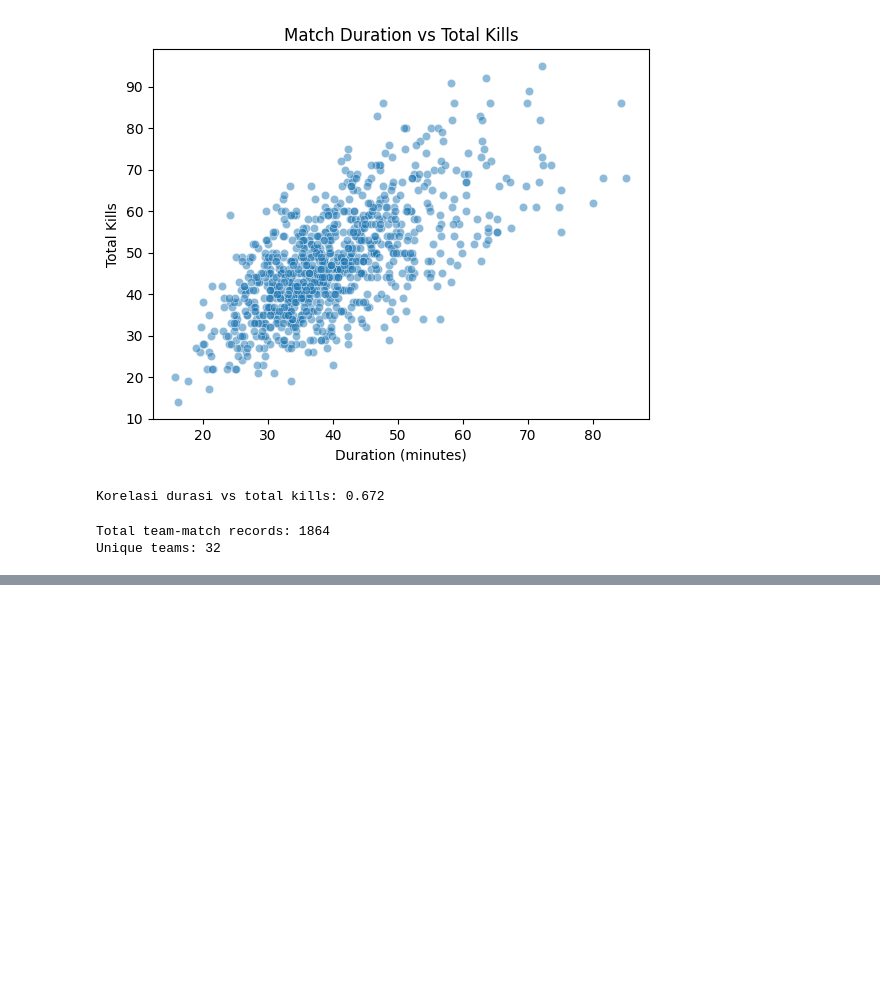
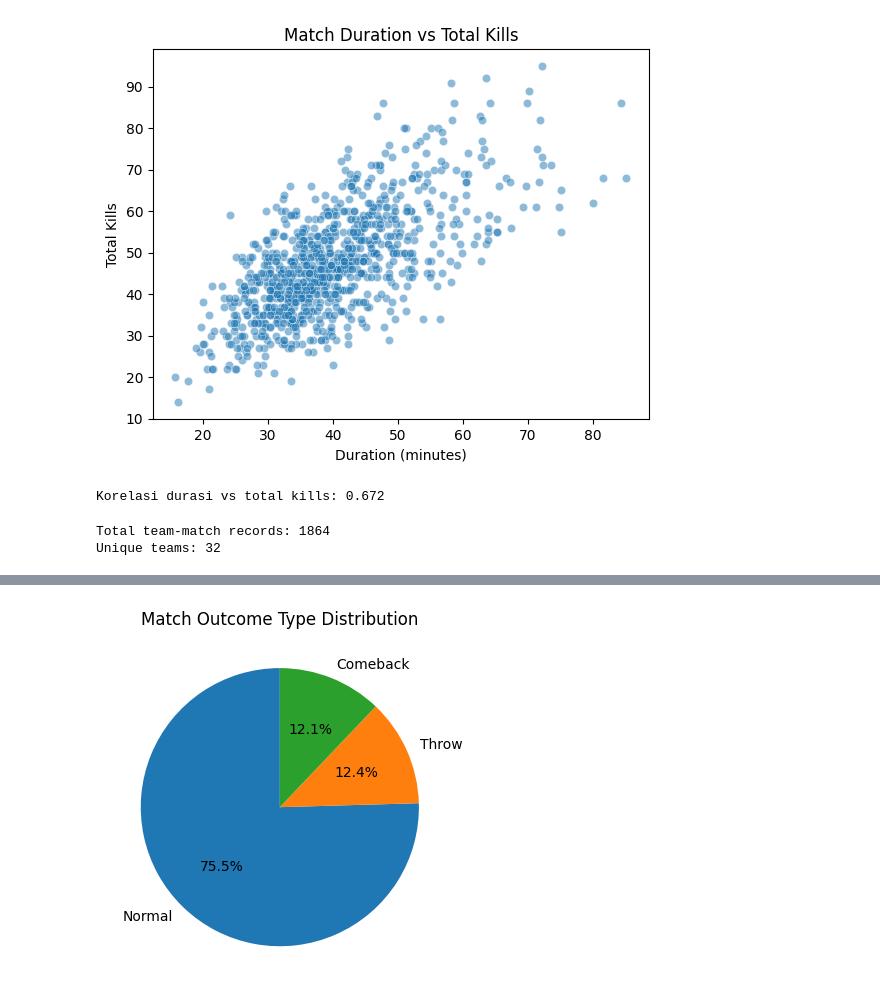
Before and after one commit to chokiarmando-lab/dota2-team-performance-analysis, a Jupyter notebook: notebooks/03-eda.ipynb, the cells around one changed output, grey strips where cells are left out. Cells and saved outputs as stored; diff of their text form; code cells hidden in the pictures; blank space fills up the shorter version.

```diff
--- a/notebooks/03-eda.ipynb
+++ b/notebooks/03-eda.ipynb
@@ -287,0 +379,17 @@ KeyError: 'throw'
+# %%
+# ============================================================
+# 8. VISUALIZATIONS: COMEBACK & THROW
+# ============================================================
+fig, ax = plt.subplots(figsize=(8, 4))
+
+ax.pie(
+    [len(normal_matches), len(throw_matches), len(comeback_matches)],
+    labels=["Normal", "Throw", "Comeback"],
+    autopct="%1.1f%%",
+    startangle=90
+)
+ax.set_title("Match Outcome Type Distribution")
+plt.tight_layout()
+plt.show()
+# %% [output]
+[figure, added]
```
Also changed, not shown: parts of 13 cells of this notebook, 1 other file.
